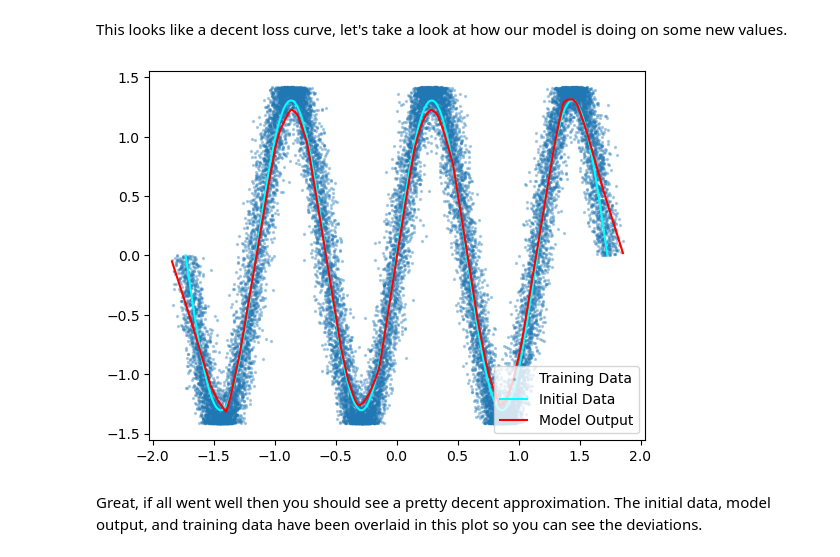
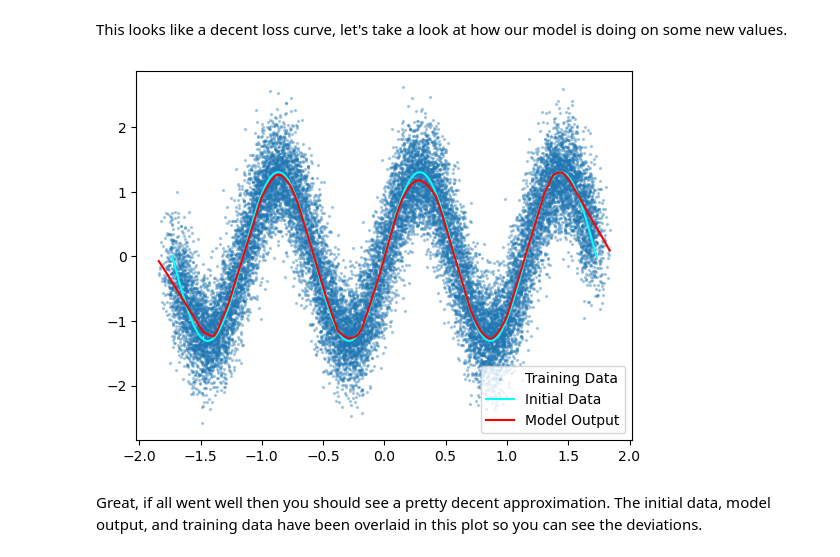
Before and after one commit to Design-Tech-F24-AB/HW1, a Jupyter notebook: HW1_complete.ipynb, the cells around one changed output. Cells and saved outputs as stored; diff of their text form; code cells hidden in the pictures.

```diff
--- a/HW1_complete.ipynb
+++ b/HW1_complete.ipynb
@@ -297,18 +297,18 @@ This looks like a decent loss curve, let's take a look at how our model is doing
 # %%
 #Here we load the best model and evaluate it on some new points.
 with torch.no_grad():
     model.load_state_dict(best_model)
     x_vals = torch.linspace(x_min, x_max, 500).unsqueeze(1).to(device)
     y_pred = model(x_vals).cpu().detach().numpy()
 
 #Now lets plot the scaled training data and the model's prediction
-plt.scatter(rand_x, norm_y, alpha=0.3, s=2)
+plt.scatter(rand_x, rand_y, alpha=0.3, s=2)
 plt.plot(norm_input, norm_output, color='cyan')
 plt.plot(x_vals.cpu().detach().numpy(), y_pred, color='red')
 plt.legend(["Training Data","Initial Data", "Model Output"], loc='lower right')
 plt.show()
 # %% [output]
-[figure, old version]
+[figure, new version]
 # %% [markdown]
 Great, if all went well then you should see a pretty decent approximation. The initial data, model output, and training data have been overlaid in this plot so you can see the deviations.
 # %% [markdown]
```
Also changed, not shown: parts of 11 cells of this notebook, 9 other files.
